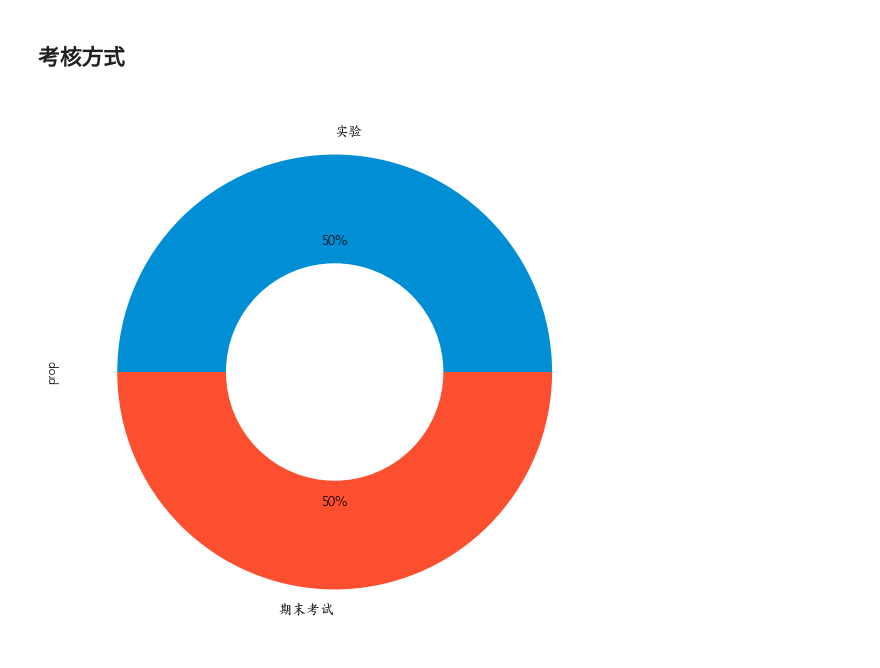
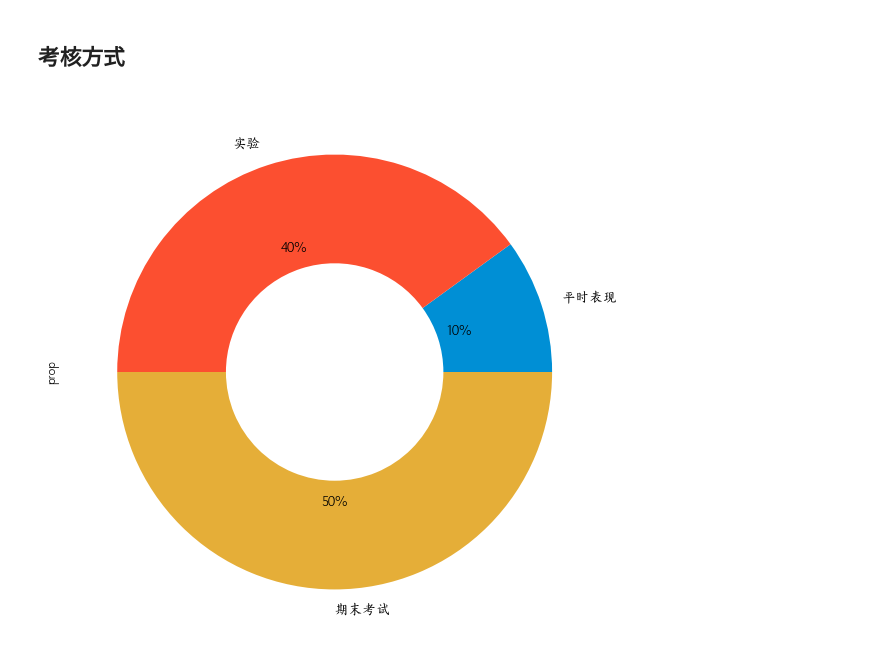
Before and after one commit to christinemu/quant-trading, a Jupyter notebook: QuantIntroduction.ipynb, the cells around one changed output. Drawn from its saved outputs; the diff is of its cells as text; code cells hidden in the pictures.

```diff
--- a/QuantIntroduction.ipynb
+++ b/QuantIntroduction.ipynb
@@ -427,7 +440,7 @@ plt.style.use("fivethirtyeight")
 # %% [markdown]
 ## 考核方式
 # %%
-exam = pd.DataFrame({'prop':[0.5,0.5]},index=['实验','期末考试'])
+exam = pd.DataFrame({'prop':[0.1,0.4,0.5]},index=['平时表现','实验','期末考试'])
 _ = exam.plot(y='prop',kind='pie',figsize=(10,10),legend=False,autopct='%1.0f%%',wedgeprops={'width':0.5},textprops={'fontsize': 14})
 # %% [output]
-[figure, old version]
+[figure, new version]
```
Also changed, not shown: parts of 9 cells of this notebook, 3 other files.
